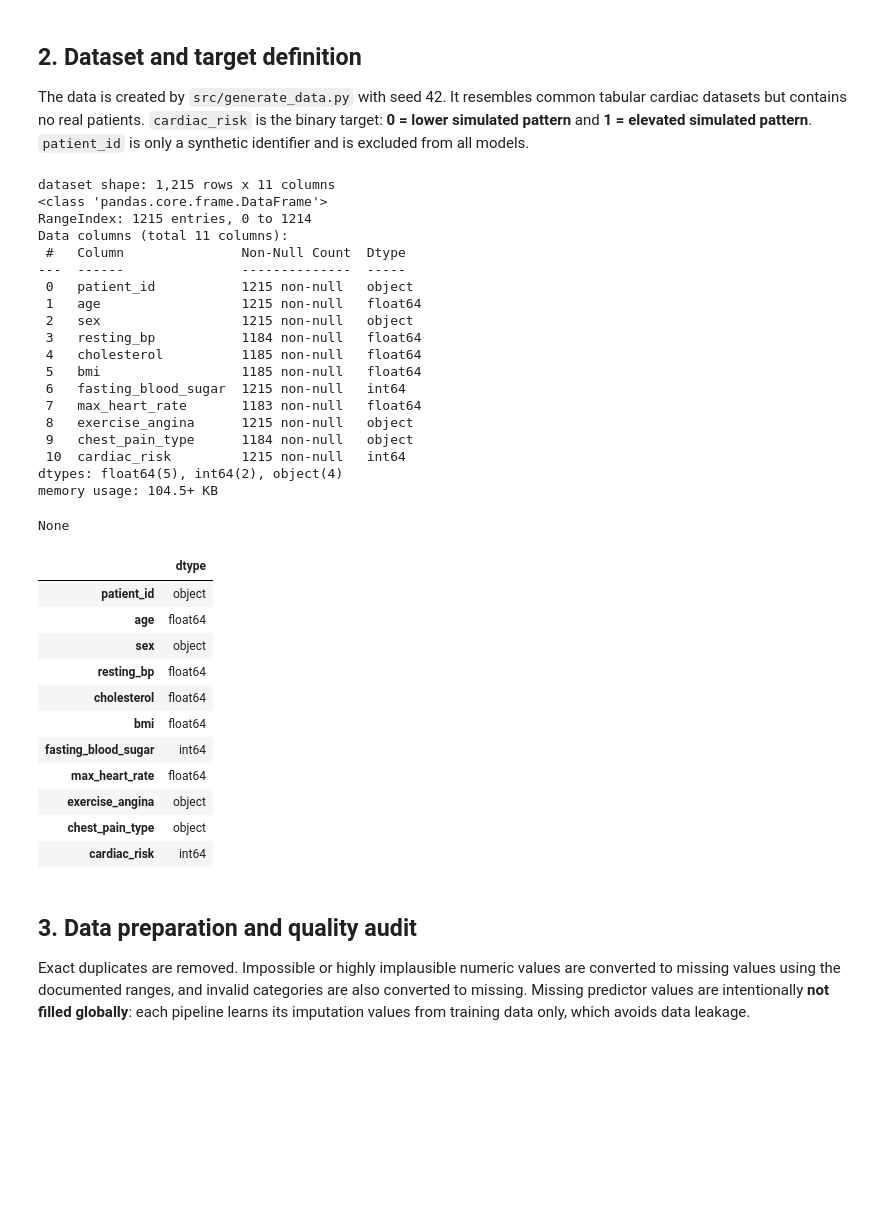
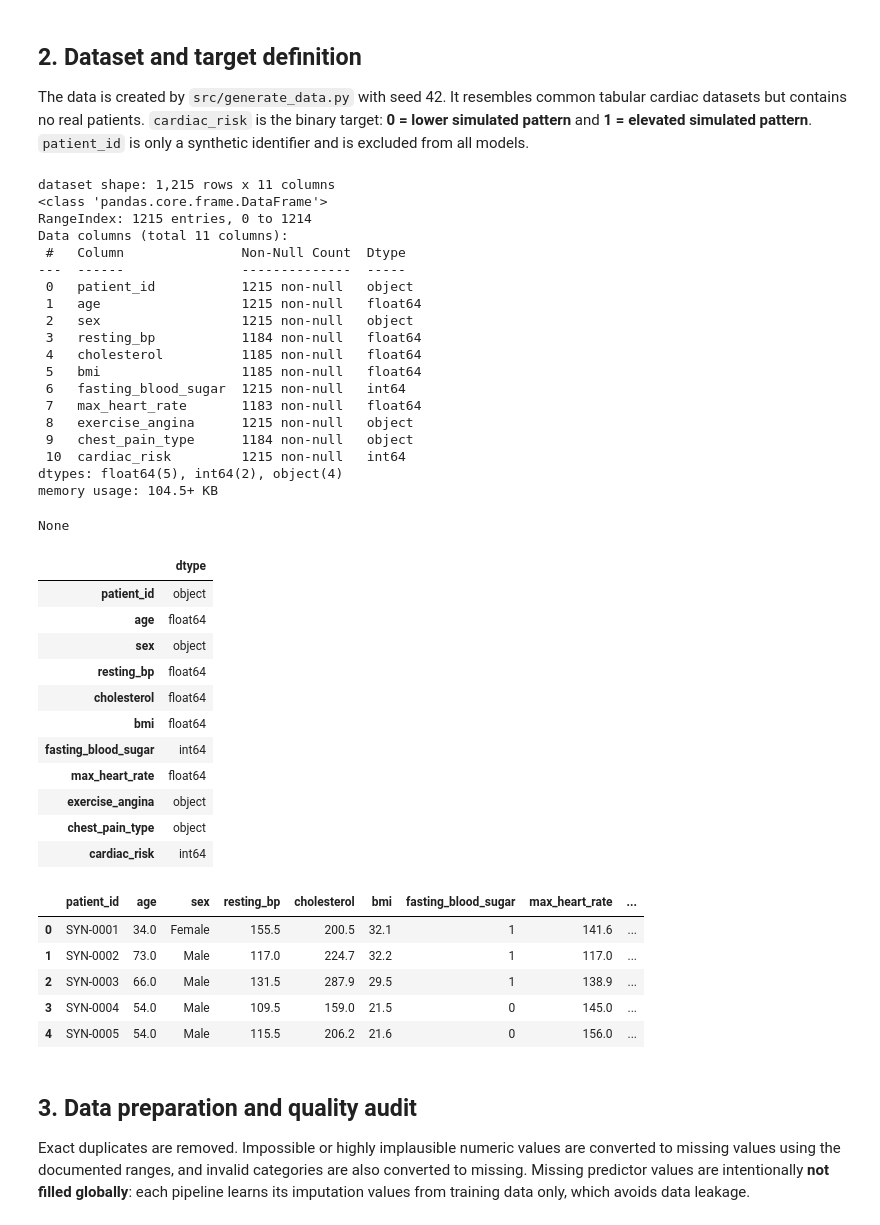
Before and after one commit to MalikJaH/binx-cardiac-risk-ml, a Jupyter notebook: notebooks/cardiac_patient_monitoring.ipynb, the cells around one changed output. Saved outputs shown, nothing was run; the diff lists cells and outputs as text; code cells hidden in the pictures; blank space fills up the shorter version.

```diff
--- a/notebooks/cardiac_patient_monitoring.ipynb
+++ b/notebooks/cardiac_patient_monitoring.ipynb
@@ -37,7 +37,7 @@ from sklearn.model_selection import StratifiedKFold, cross_validate, train_test_
 from sklearn.pipeline import Pipeline
 from sklearn.preprocessing import OneHotEncoder, StandardScaler
 
-DATA_PATH = '../data/cardio_patients_raw.csv'
+DATA_PATH = '../data/cardiac_patients_raw.csv'
 OUTPUT_DIR = PROJECT_ROOT / 'outputs'
 MODEL_DIR = PROJECT_ROOT / 'models'
 OUTPUT_DIR.mkdir(exist_ok=True)
@@ -52,39 +52,46 @@ df = pd.read_csv(DATA_PATH)
 print(f'dataset shape: {df.shape[0]:,} rows x {df.shape[1]} columns')
 display(df.info())
 display(df.dtypes.rename('dtype').to_frame())
+df.head()
 # %% [output]
 dataset shape: 1,215 rows x 11 columns
 <class 'pandas.core.frame.DataFrame'>
 RangeIndex: 1215 entries, 0 to 1214
 Data columns (total 11 columns):
  #   Column               Non-Null Count  Dtype
 ---  ------               --------------  -----
  0   patient_id           1215 non-null   object
  1   age                  1215 non-null   float64
  2   sex                  1215 non-null   object
  3   resting_bp           1184 non-null   float64
  4   cholesterol          1185 non-null   float64
  5   bmi                  1185 non-null   float64
  6   fasting_blood_sugar  1215 non-null   int64
  7   max_heart_rate       1183 non-null   float64
  8   exercise_angina      1215 non-null   object
  9   chest_pain_type      1184 non-null   object
  10  cardiac_risk         1215 non-null   int64
 dtypes: float64(5), int64(2), object(4)
 memory usage: 104.5+ KB
 None
 |  | dtype |
 | patient_id | object |
 | age | float64 |
 | sex | object |
 | resting_bp | float64 |
 | cholesterol | float64 |
 | bmi | float64 |
 | fasting_blood_sugar | int64 |
 | max_heart_rate | float64 |
 | exercise_angina | object |
 | chest_pain_type | object |
 | cardiac_risk | int64 |
+|  | patient_id | age | sex | resting_bp | cholesterol | bmi | fasting_blood_sugar | max_heart_rate | ... |
+| 0 | SYN-0001 | 34.0 | Female | 155.5 | 200.5 | 32.1 | 1 | 141.6 | ... |
+| 1 | SYN-0002 | 73.0 | Male | 117.0 | 224.7 | 32.2 | 1 | 117.0 | ... |
+| 2 | SYN-0003 | 66.0 | Male | 131.5 | 287.9 | 29.5 | 1 | 138.9 | ... |
+| 3 | SYN-0004 | 54.0 | Male | 109.5 | 159.0 | 21.5 | 0 | 145.0 | ... |
+| 4 | SYN-0005 | 54.0 | Male | 115.5 | 206.2 | 21.6 | 0 | 156.0 | ... |
 # %% [markdown]
 ## 3. Data preparation and quality audit
 
```
Also changed, not shown: 4 other files.
